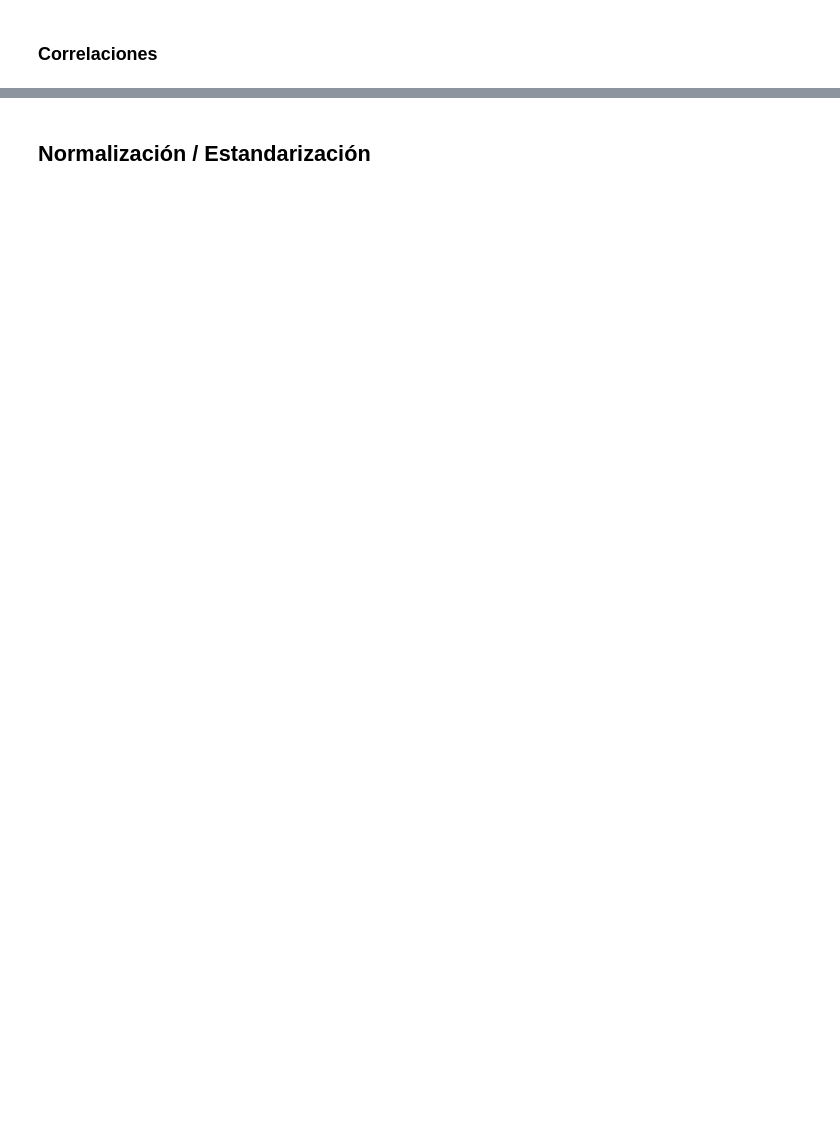
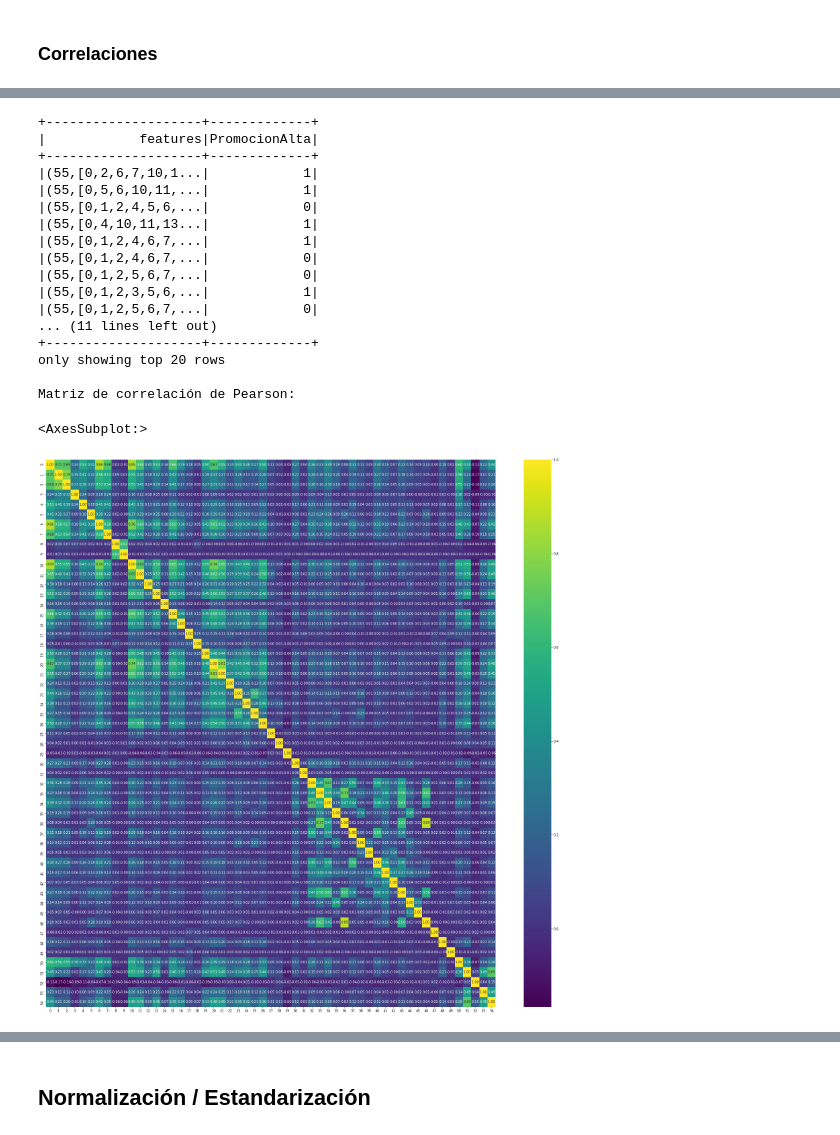
Before and after one commit to myorleny/bigdata, a Jupyter notebook: Proyecto/BigData-Proyecto_MaríaYorleniAlfaroAlfaro.ipynb, the cells around one changed output, grey strips where cells are left out. Drawn from its saved outputs; the diff is of its cells as text; code cells hidden in the pictures; blank space fills up the shorter version.

```diff
--- a/Proyecto/BigData-Proyecto_MaríaYorleniAlfaroAlfaro.ipynb
+++ b/Proyecto/BigData-Proyecto_MaríaYorleniAlfaroAlfaro.ipynb
@@ -268,0 +285,59 @@ only showing top 20 rows
+# %%
+# Para realizar operaciones más detalladas es necesario expresar las filas originales en vectores
+from pyspark.ml.feature import VectorAssembler
+
+# assembler = VectorAssembler(
+#     inputCols=['mit_15', 'rt_15', 'aprobt_15', 'reprot_15', 'desa_15', 'desert_15', 'act_15', 'nst_15', 'sit_15',
+#     'embt_15', 'embmenor_15', 'embmayor_15', 'aat15', 'inft15', 'olat15',
+#     'salt15', 'comt15', 'bibt15', 'gimt15', 'talt_ai15', 'otalt15', 'sodt15', 'indt15', 'lavt15',
+#     'sant15', 'tvt15', 'vbt15', 'dvdt15', 'cetoi15', 'cetos15', 'cptoi15', 'cptos15',
+#     'expto_15', 'expdef_15', 'exptem_15', 'agrve_15', 'agrvep_15', 'agrveo_15', 'agrfe_15', 'agrfep_15', 'agrfeo_15', 'agree_15',
+#     'agreep_15', 'agreeo_15', 'agrre_15', 'agrrep_15', 'agrreo_15', 'agrde_15', 'agrdep_15', 'agrdeo_15', 'agroe_15', 'agroep_15', 'agroeo_15', 'int_15', 'rit_15', 'frt_15',
+#     'itt_15', 'extrant_15', 'Dimension_Economica', 'Dimension_Participacion', 'Dimension_Salud','Dimension_Educativa', 'IDS'],
+#     outputCol='features')
+
+assembler = VectorAssembler(
+    inputCols=['mit_15', 'rt_15', 'reprot_15', 'desa_15', 'desert_15', 'act_15', 'nst_15', 'sit_15',
+    'embt_15', 'embmayor_15', 'aat15', 'inft15', 'olat15',
+    'salt15', 'comt15', 'bibt15', 'gimt15', 'talt_ai15', 'otalt15', 'sodt15', 'indt15', 'lavt15',
+    'sant15', 'tvt15', 'vbt15', 'dvdt15', 'cetoi15', 'cetos15', 'cptoi15', 'cptos15',
+    'expto_15', 'expdef_15', 'agrve_15', 'agrvep_15', 'agrfe_15', 'agrfep_15', 'agrfeo_15', 'agree_15',
+    'agreep_15', 'agreeo_15', 'agrre_15', 'agrrep_15', 'agrreo_15', 'agrde_15', 'agrdep_15', 'agrdeo_15', 'agroe_15', 'rit_15', 'frt_15',
+    'itt_15', 'extrant_15', 'Dimension_Economica', 'Dimension_Participacion', 'Dimension_Salud','Dimension_Educativa'],
+    outputCol='features')
+
+vector_df = assembler.transform(selected_columns_df)
+vector_df = vector_df.select(['features', 'PromocionAlta'])
+vector_df.show()
+
+# Con la representación de vectores podemos calcular correlaciones
+from pyspark.ml.stat import Correlation
+import seaborn as sns
+import matplotlib.pyplot as plt
+
+plt.subplots(figsize=(30,30))
+
+# Genera la matriz de correlación de Pearson
+pearson_matrix = Correlation.corr(vector_df, 'features').collect()[0][0]
+print("Matriz de correlación de Pearson:")
+sns.heatmap(pearson_matrix.toArray(), annot=True, fmt=".2f", cmap='viridis')
+# %% [output]
++--------------------+-------------+
+|            features|PromocionAlta|
++--------------------+-------------+
+|(55,[0,2,6,7,10,1...|            1|
+|(55,[0,5,6,10,11,...|            1|
+|(55,[0,1,2,4,5,6,...|            0|
+|(55,[0,4,10,11,13...|            1|
+|(55,[0,1,2,4,6,7,...|            1|
+|(55,[0,1,2,4,6,7,...|            0|
+|(55,[0,1,2,5,6,7,...|            0|
+|(55,[0,1,2,3,5,6,...|            1|
+|(55,[0,1,2,5,6,7,...|            0|
+... (11 lines left out)
++--------------------+-------------+
+only showing top 20 rows
+
+Matriz de correlación de Pearson:
+<AxesSubplot:>
+[figure, added]
```
Also changed, not shown: parts of 11 cells of this notebook, 3 other files.
